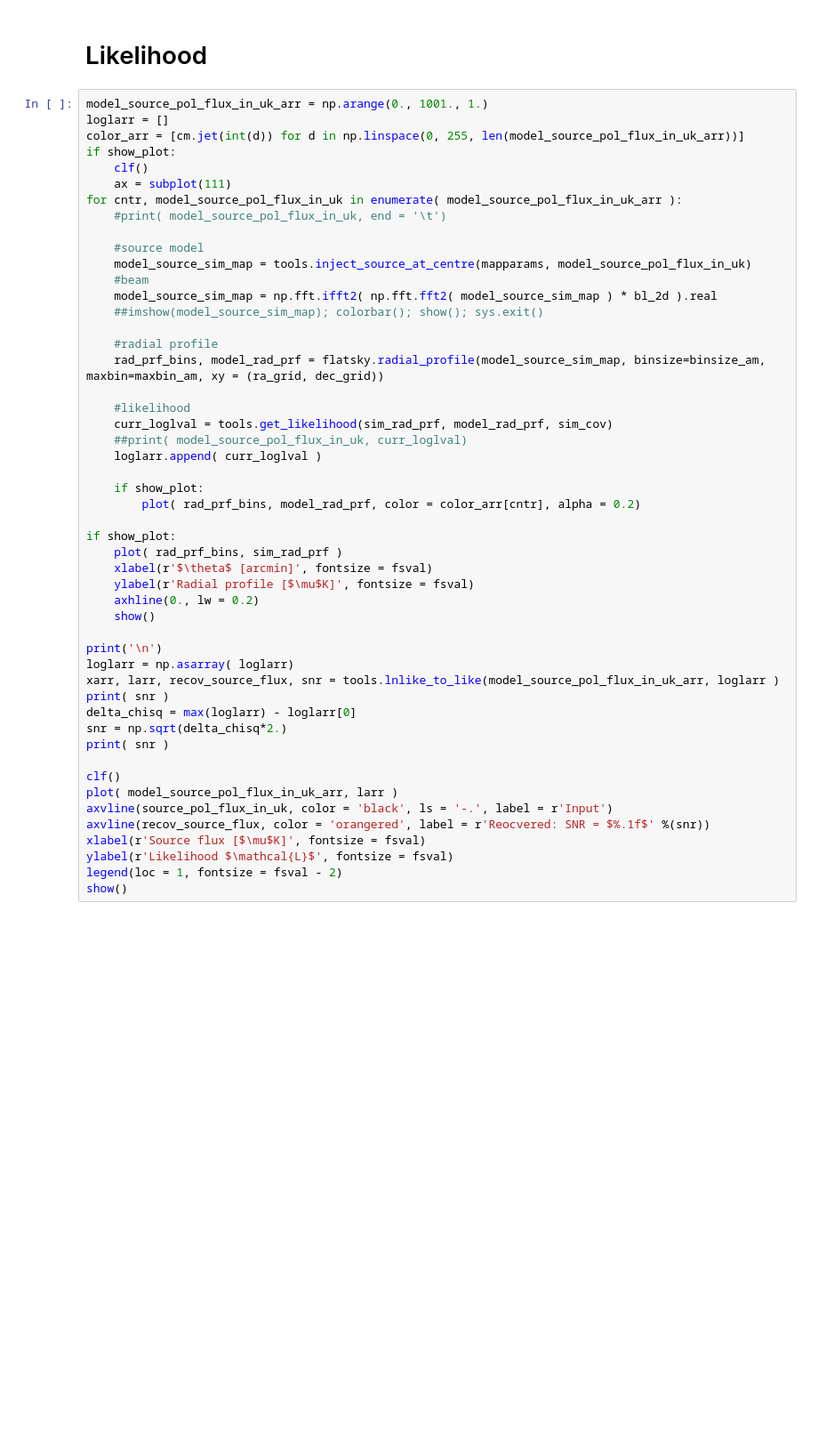
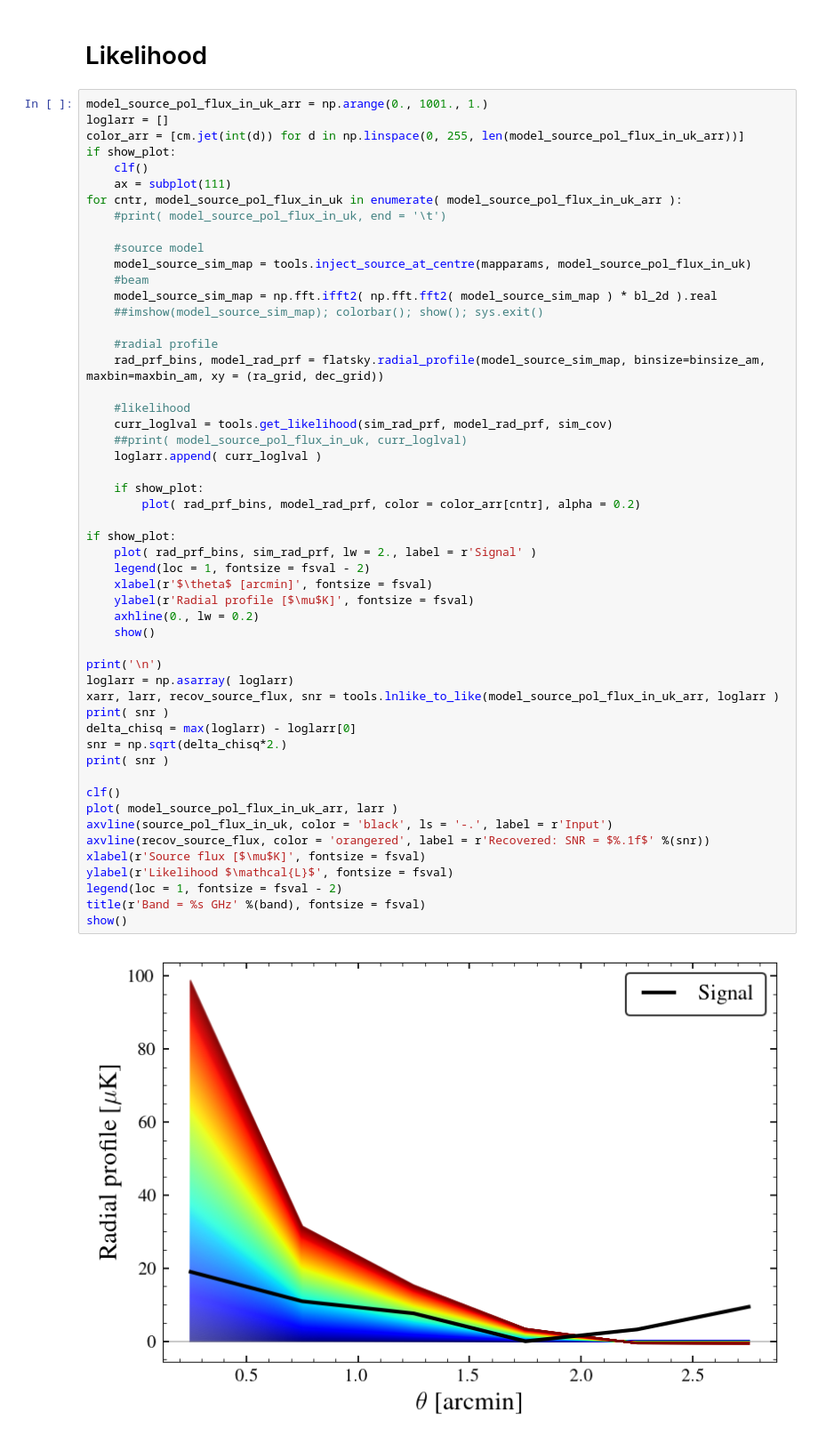
Before and after one commit to sriniraghunathan/DRAFT, a Jupyter notebook: pol_sources/get_pol_sources_snr_for_cmbs4.ipynb, the cells around one changed output. Shown at 89% size. Drawn from its saved outputs; the diff is of its cells as text; blank space fills up the shorter version.

```diff
--- a/pol_sources/get_pol_sources_snr_for_cmbs4.ipynb
+++ b/pol_sources/get_pol_sources_snr_for_cmbs4.ipynb
@@ -176,32 +182,36 @@ for cntr, model_source_pol_flux_in_uk in enumerate( model_source_pol_flux_in_uk_
 
     #likelihood
     curr_loglval = tools.get_likelihood(sim_rad_prf, model_rad_prf, sim_cov)
     ##print( model_source_pol_flux_in_uk, curr_loglval)
     loglarr.append( curr_loglval )
 
     if show_plot:
         plot( rad_prf_bins, model_rad_prf, color = color_arr[cntr], alpha = 0.2)
 
 if show_plot:
-    plot( rad_prf_bins, sim_rad_prf )
+    plot( rad_prf_bins, sim_rad_prf, lw = 2., label = r'Signal' )
+    legend(loc = 1, fontsize = fsval - 2)
     xlabel(r'$\theta$ [arcmin]', fontsize = fsval)
     ylabel(r'Radial profile [$\mu$K]', fontsize = fsval)
     axhline(0., lw = 0.2)
     show()
 
 print('\n')
 loglarr = np.asarray( loglarr)
 xarr, larr, recov_source_flux, snr = tools.lnlike_to_like(model_source_pol_flux_in_uk_arr, loglarr )
 print( snr )
 delta_chisq = max(loglarr) - loglarr[0]
 snr = np.sqrt(delta_chisq*2.)
 print( snr )
 
 clf()
 plot( model_source_pol_flux_in_uk_arr, larr )
 axvline(source_pol_flux_in_uk, color = 'black', ls = '-.', label = r'Input')
-axvline(recov_source_flux, color = 'orangered', label = r'Reocvered: SNR = $%.1f$' %(snr))
+axvline(recov_source_flux, color = 'orangered', label = r'Recovered: SNR = $%.1f$' %(snr))
 xlabel(r'Source flux [$\mu$K]', fontsize = fsval)
 ylabel(r'Likelihood $\mathcal{L}$', fontsize = fsval)
 legend(loc = 1, fontsize = fsval - 2)
+title(r'Band = %s GHz' %(band), fontsize = fsval)
 show()
+# %% [output]
+[figure, added]
```
Also changed, not shown: parts of 8 cells of this notebook.
